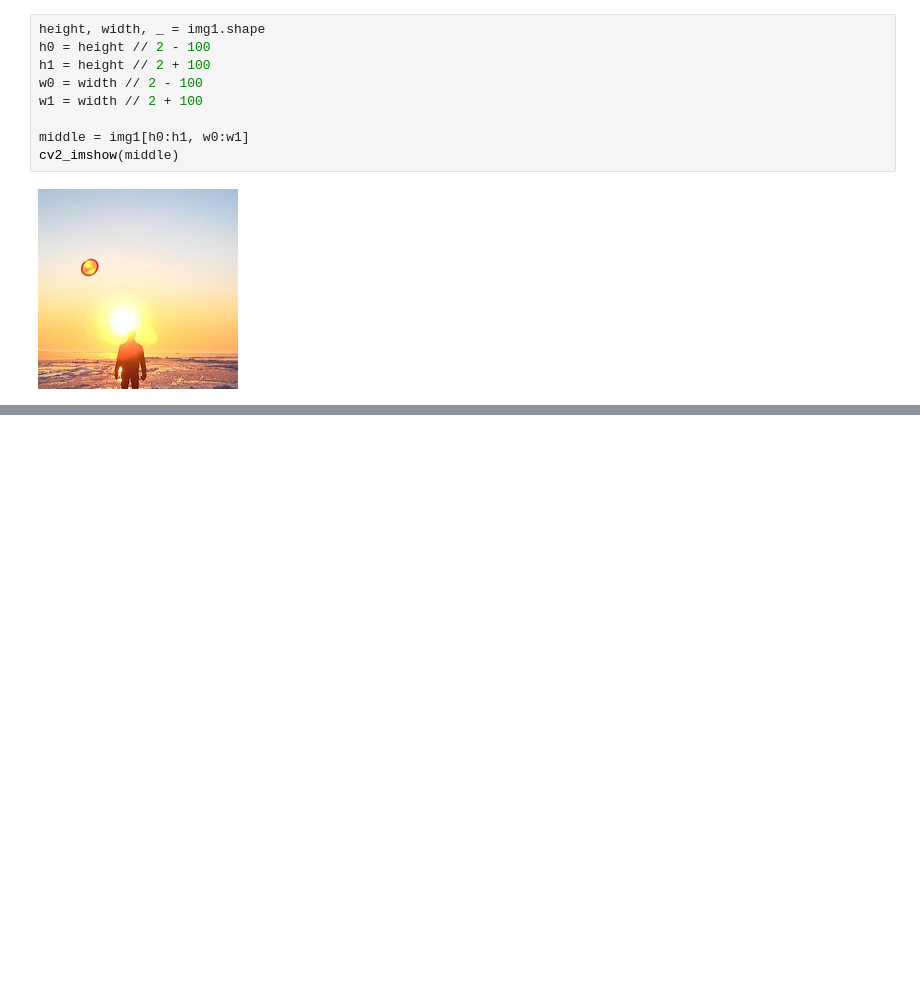
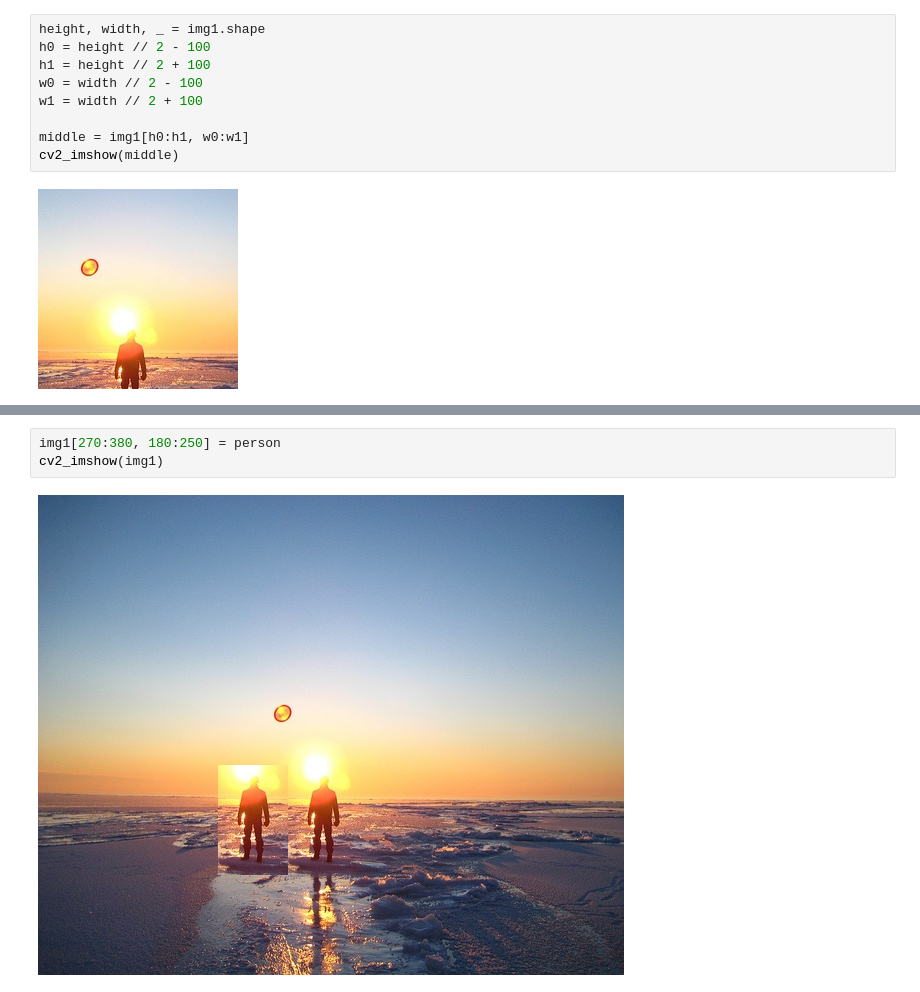
Before and after one commit to Jaro1977/Analiza-obrazu-kurs, a Jupyter notebook: 01_Intro_Open_CV.ipynb, the cells around one changed output, grey strips where cells are left out. Drawn from its saved outputs; the diff is of its cells as text; blank space fills up the shorter version.

```diff
--- a/01_Intro_Open_CV.ipynb
+++ b/01_Intro_Open_CV.ipynb
@@ -122,0 +144,5 @@ cv2_imshow(middle)
+# %%
+img1[270:380, 180:250] = person
+cv2_imshow(img1)
+# %% [output]
+[figure, added]
```
Also changed, not shown: parts of 3 cells of this notebook.
